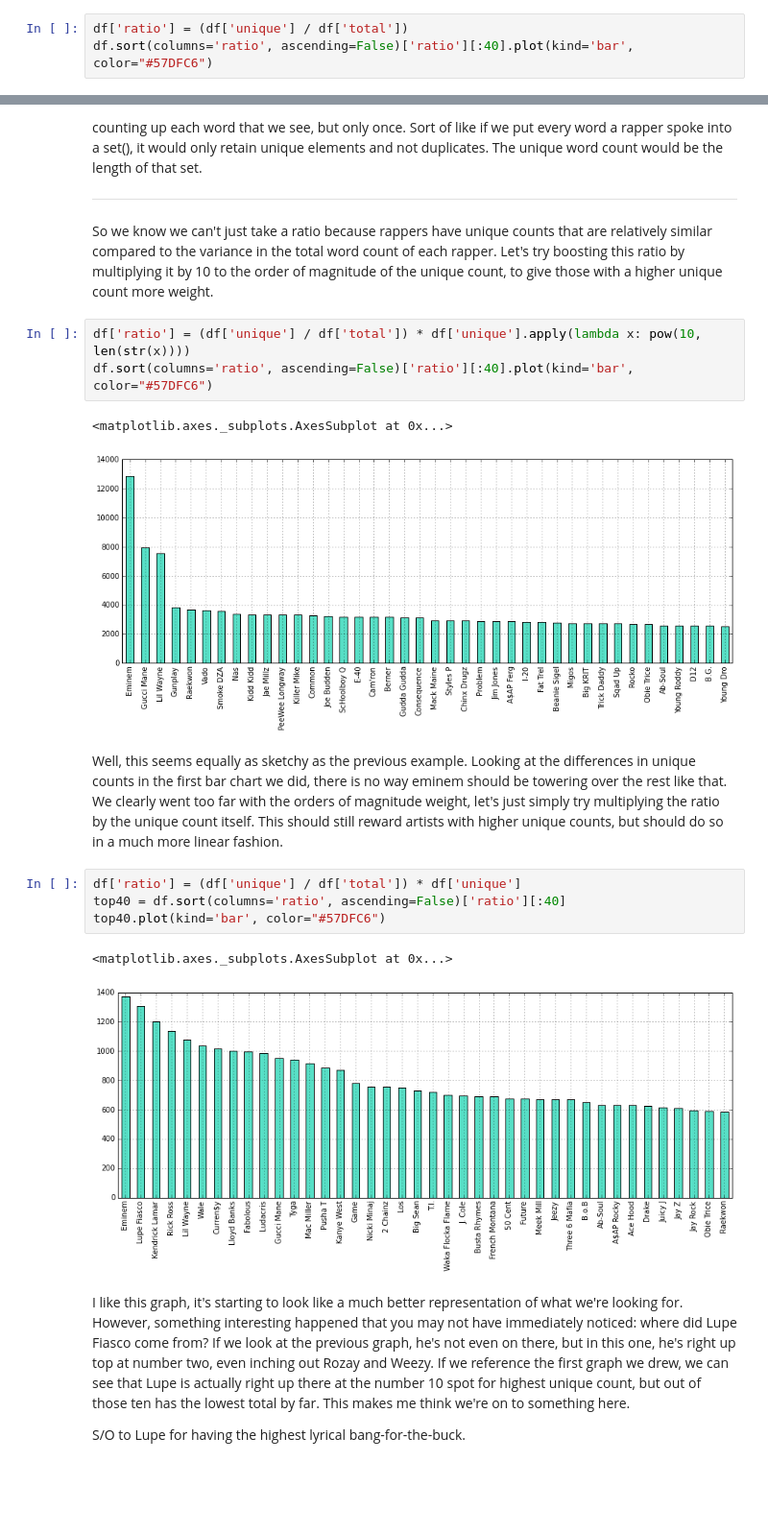
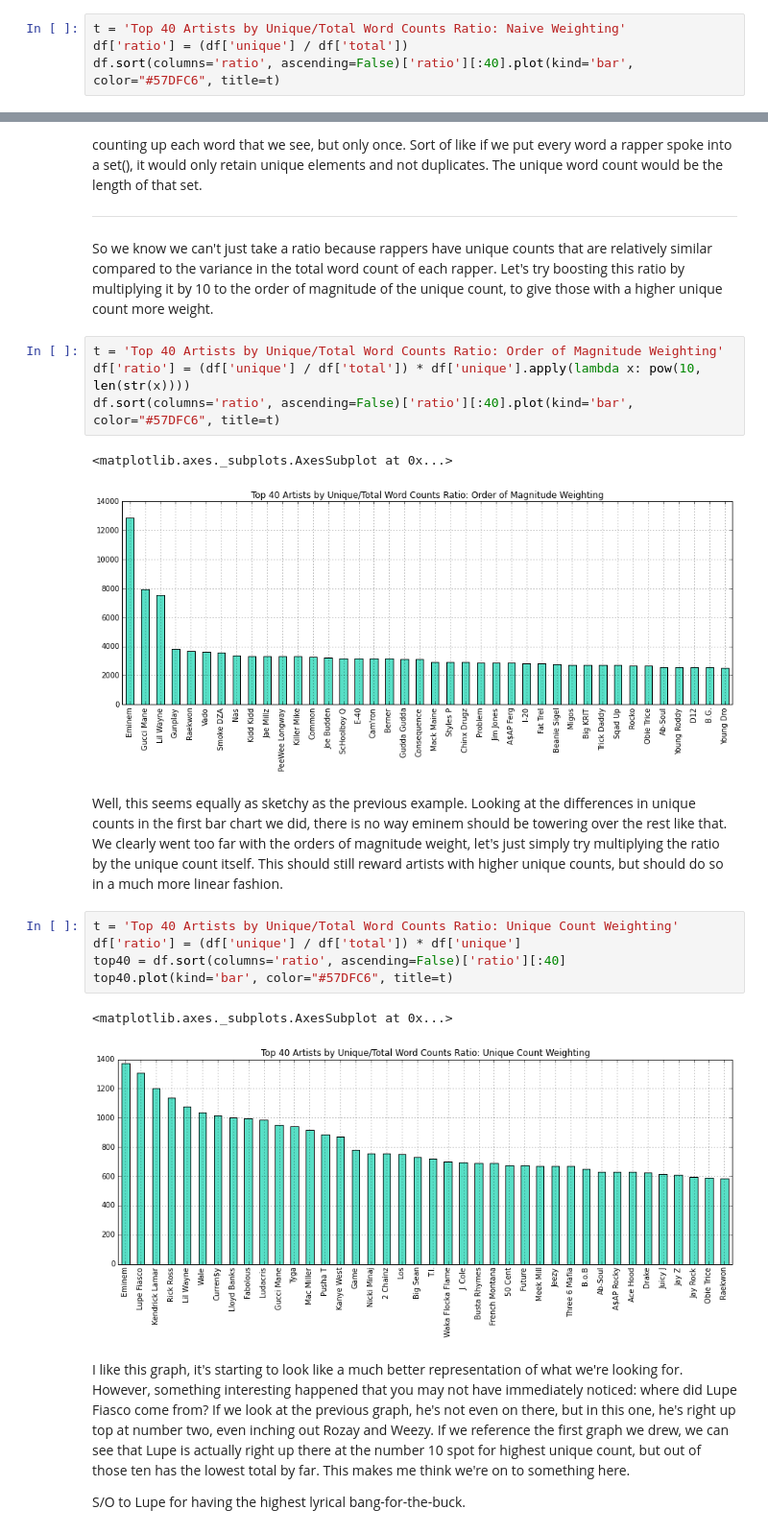
Before and after one commit to baronvonbadguy/genius-scraper, a Jupyter notebook: Exploration.ipynb, the cells around one changed output, grey strips where cells are left out. Shown at 96% size. Saved outputs shown, nothing was run; the diff lists cells and outputs as text; blank space fills up the shorter version.

```diff
--- a/Exploration.ipynb
+++ b/Exploration.ipynb
@@ -188,7 +189,8 @@ df[:40].plot(kind='bar', color=colors, title='Top 40 Artists by Total and Unique
 # %% [markdown]
 Now that we have the total word count and the unique word counts for each artist, lets try out a naive (unweighted) ratio and see what we get.
 # %%
+t = 'Top 40 Artists by Unique/Total Word Counts Ratio: Naive Weighting'
 df['ratio'] = (df['unique'] / df['total'])
-df.sort(columns='ratio', ascending=False)['ratio'][:40].plot(kind='bar', color="#57DFC6")
+df.sort(columns='ratio', ascending=False)['ratio'][:40].plot(kind='bar', color="#57DFC6", title=t)
 # %% [output]
 <matplotlib.axes._subplots.AxesSubplot at 0x...>
@@ -200,20 +202,22 @@ These words aren't unique in the sense that only that rapper says it, but unique
 - - -
 So we know we can't just take a ratio because rappers have unique counts that are relatively similar compared to the variance in the total word count of each rapper.  Let's try boosting this ratio by multiplying it by 10 to the order of magnitude of the unique count, to give those with a higher unique count more weight.
 # %%
+t = 'Top 40 Artists by Unique/Total Word Counts Ratio: Order of Magnitude Weighting'
 df['ratio'] = (df['unique'] / df['total']) * df['unique'].apply(lambda x: pow(10, len(str(x))))
-df.sort(columns='ratio', ascending=False)['ratio'][:40].plot(kind='bar', color="#57DFC6")
+df.sort(columns='ratio', ascending=False)['ratio'][:40].plot(kind='bar', color="#57DFC6", title=t)
 # %% [output]
 <matplotlib.axes._subplots.AxesSubplot at 0x...>
-[figure, old version]
+[figure, new version]
 # %% [markdown]
 Well, this seems equally as sketchy as the previous example.  Looking at the differences in unique counts in the first bar chart we did, there is no way eminem should be towering over the rest like that.  We clearly went too far with the orders of magnitude weight, let's just simply try multiplying the ratio by the unique count itself.  This should still reward artists with higher unique counts, but should do so in a much more linear fashion.
 # %%
+t = 'Top 40 Artists by Unique/Total Word Counts Ratio: Unique Count Weighting'
 df['ratio'] = (df['unique'] / df['total']) * df['unique']
 top40 = df.sort(columns='ratio', ascending=False)['ratio'][:40]
-top40.plot(kind='bar', color="#57DFC6")
+top40.plot(kind='bar', color="#57DFC6", title=t)
 # %% [output]
 <matplotlib.axes._subplots.AxesSubplot at 0x...>
-[figure, old version]
+[figure, new version]
 # %% [markdown]
 I like this graph, it's starting to look like a much better representation of what we're looking for.  However, something interesting happened that you may not have immediately noticed: where did Lupe Fiasco come from? If we look at the previous graph, he's not even on there, but in this one, he's right up top at number two, even inching out Rozay and Weezy.  If we reference the first graph we drew, we can see that Lupe is actually right up there at the number 10 spot for highest unique count, but out of those ten has the lowest total by far.  This makes me think we're on to something here.
 
```
Also changed, not shown: parts of 30 cells of this notebook.
